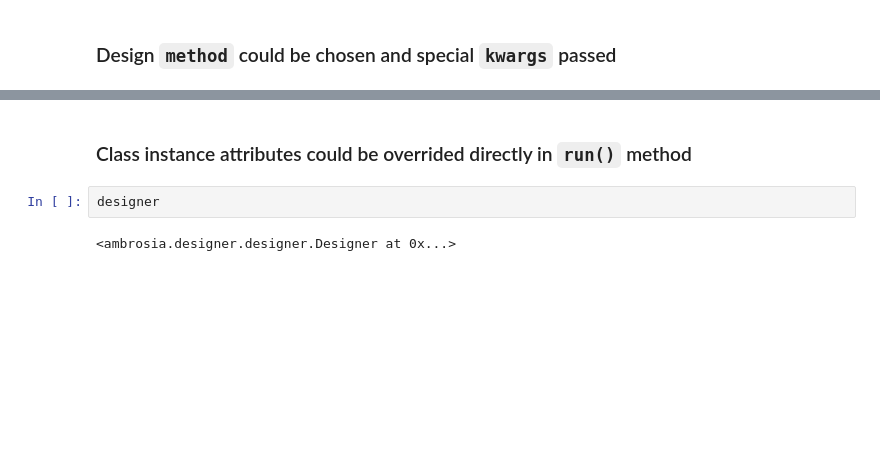
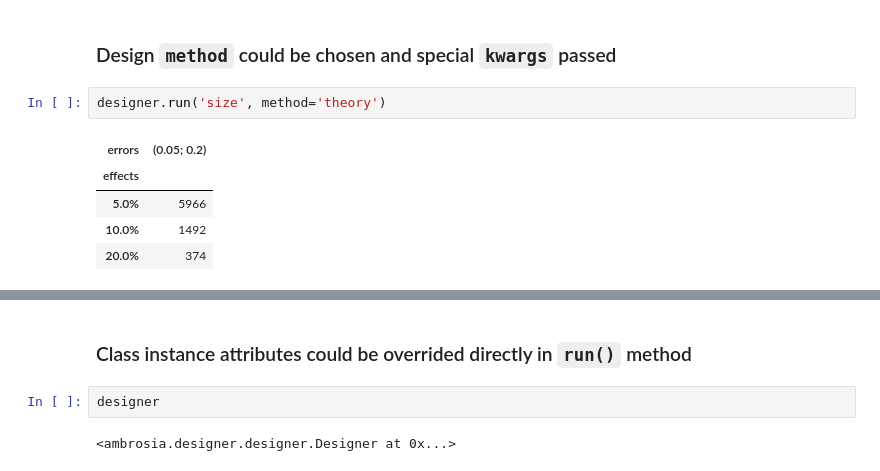
Before and after one commit to MobileTeleSystems/Ambrosia, a Jupyter notebook: examples/1_usage_example_for_core_classes.ipynb, the cells around one changed output, grey strips where cells are left out. Drawn from its saved outputs; the diff is of its cells as text; blank space fills up the shorter version.

```diff
--- a/examples/1_usage_example_for_core_classes.ipynb
+++ b/examples/1_usage_example_for_core_classes.ipynb
@@ -165,2 +175,10 @@ designer.run('power')
 # %% [markdown]
 ### Design ``method`` could be chosen and special ``kwargs`` passed
+# %%
+designer.run('size', method='theory')
+# %% [output]
+| errors | (0.05; 0.2) |
+| effects |  |
+| 5.0% | 5966 |
+| 10.0% | 1492 |
+| 20.0% | 374 |
```
Also changed, not shown: parts of 13 cells of this notebook, 56 other files.
